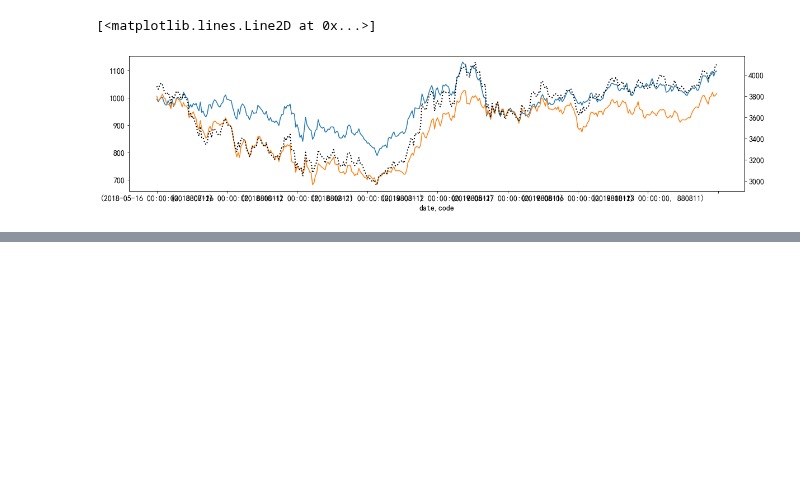
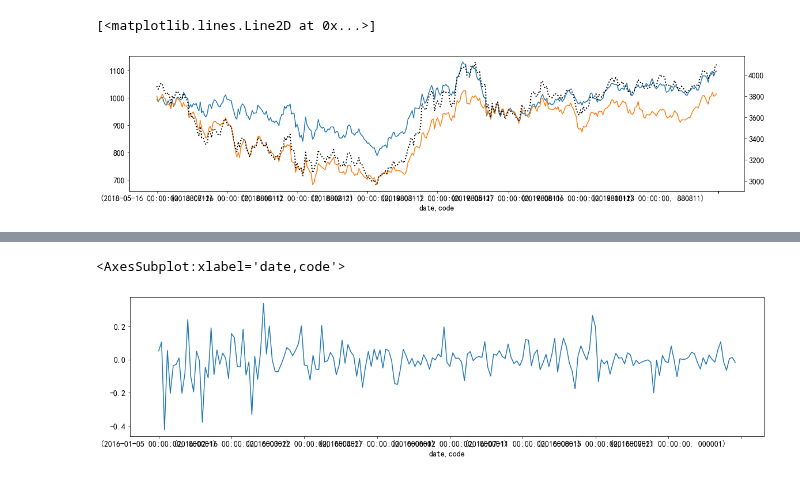
Before and after one commit to kaikai03/IndicatorLab, a Jupyter notebook: ind/Ind_Sentiment.ipynb, the cells around one changed output, grey strips where cells are left out. Drawn from its saved outputs; the diff is of its cells as text; code cells hidden in the pictures; blank space fills up the shorter version.

```diff
--- a/ind/Ind_Sentiment.ipynb
+++ b/ind/Ind_Sentiment.ipynb
@@ -231,0 +322,6 @@ ax3.plot(range(bench.shape[0]),bench['close'].values,linestyle=":", linewidth=2,
+# %%
+fig = plt.figure(figsize=(1420/72,320/72))
+(c["close"][1:]-model.predict_in_sample(start=1,end=len(c["close"])-1)).plot()
+# %% [output]
+<AxesSubplot:xlabel='date,code'>
+[figure, added]
```
Also changed, not shown: parts of 6 cells of this notebook.
